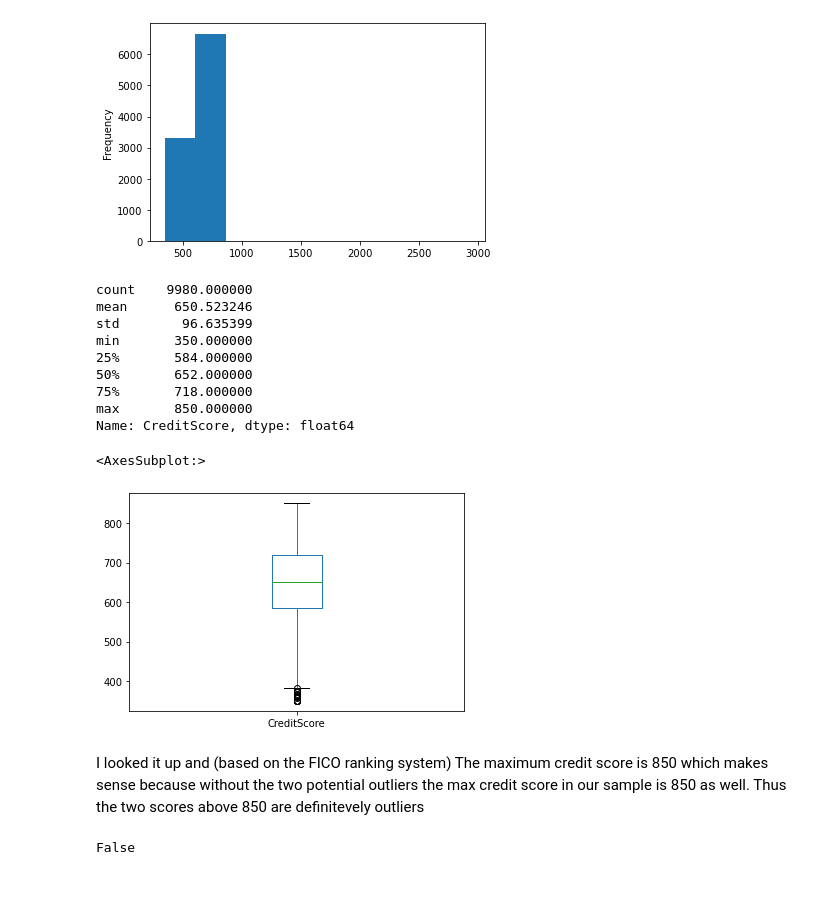
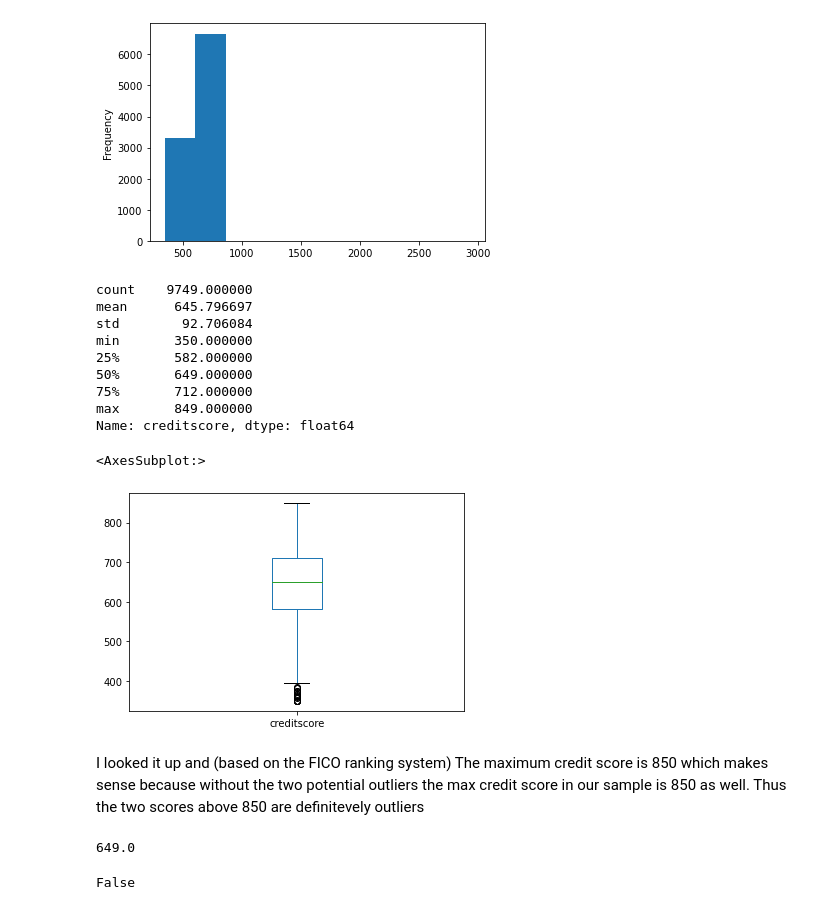
Before and after one commit to lukyluca/Bank-Customer-Churn-Prediction, a Jupyter notebook: project_code.ipynb, the cells around one changed output. Cells and saved outputs as stored; diff of their text form; code cells hidden in the pictures.

```diff
--- a/project_code.ipynb
+++ b/project_code.ipynb
@@ -73,5 +87,5 @@ True
 # %%
 # Creating a new category for missing values
 
-#df.Surname.fillna('No information avilable', inplace= True)
-#print(df.Surname.isna().any())
+df.surname.fillna('No information avilable', inplace= True)
+print(df.surname.isna().any())
@@ -148,32 +164,35 @@ df.CreditScore.plot( kind = 'hist')
 <AxesSubplot:ylabel='Frequency'>
 [figure]
 # %%
-# values bigger than 1000 are outliers
-# saving a version of the dataframe without the outliers
+# values bigger than 850 are outliers
+# saving a version of the Column without the outliers
 
-df_cleaned = df[df.CreditScore < 1000].copy()
-df_cleaned.CreditScore.describe()
+CS_cleaned = df[df.creditscore < 850]["creditscore"].copy()
+CS_cleaned.describe()
 # %% [output]
-count    9980.000000
-mean      650.523246
-std        96.635399
+count    9749.000000
+mean      645.796697
+std        92.706084
 min       350.000000
-25%       584.000000
-50%       652.000000
-75%       718.000000
-max       850.000000
-Name: CreditScore, dtype: float64
+25%       582.000000
+50%       649.000000
+75%       712.000000
+max       849.000000
+Name: creditscore, dtype: float64
 # %%
 # Box plot without the outliers
 
-df_cleaned.CreditScore.plot(kind = 'box')
+CS_cleaned.plot(kind = 'box')
 # %% [output]
 <AxesSubplot:>
-[figure, old version]
+[figure, new version]
 # %% [markdown]
 I looked it up and (based on the FICO ranking system) The maximum credit score is 850 which makes sense because without the two potential outliers the max credit score in our sample is 850 as well. Thus the two scores above 850 are definitevely outliers
 # %%
 # Relacing missing values and outliers with Median
-df.CreditScore.fillna(CS_median, inplace= True)
-CS_median = df[df.CreditScore < 850]["CreditScore"].median()
-df.loc[df.CreditScore > 850, "CreditScore"] = CS_median
+# calculating median without outliers
+
+CS_median = CS_cleaned.median()
+CS_median
+# %% [output]
+649.0
```
Also changed, not shown: parts of 5 cells of this notebook.
